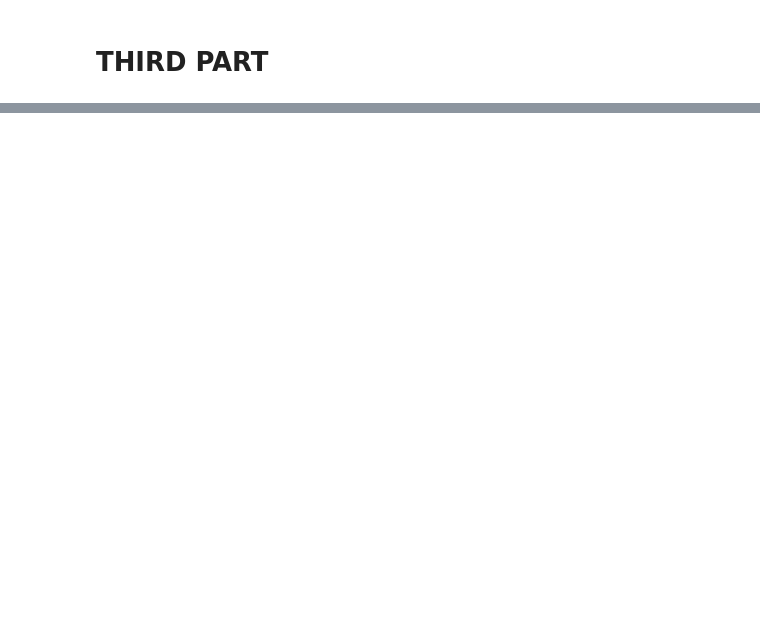
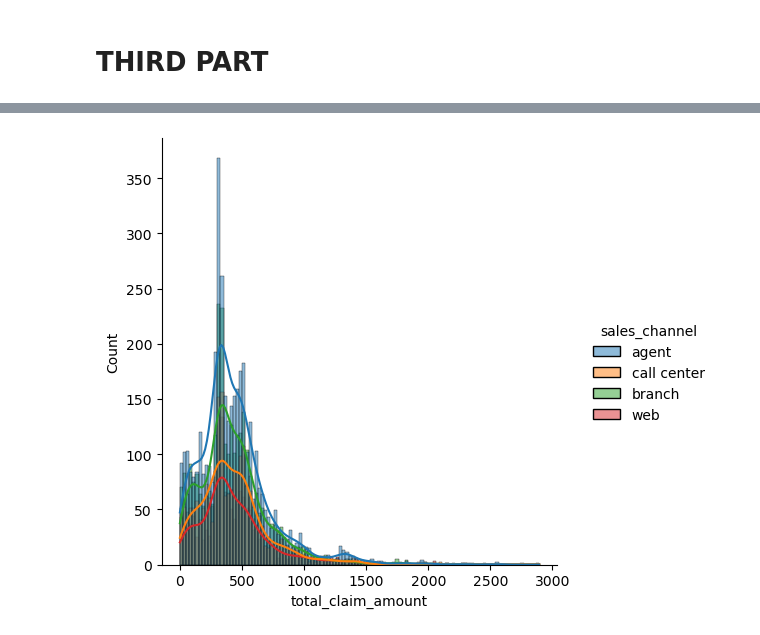
Before and after one commit to poppynevinadley/IronhackLabs, a Jupyter notebook: Jupyter Labs/WEEK ONE/Case Study Lab - Insurance Company.ipynb, the cells around one changed output, grey strips where cells are left out. Drawn from its saved outputs; the diff is of its cells as text; code cells hidden in the pictures; blank space fills up the shorter version.

```diff
--- a/Jupyter Labs/WEEK ONE/Case Study Lab - Insurance Company.ipynb
+++ b/Jupyter Labs/WEEK ONE/Case Study Lab - Insurance Company.ipynb
@@ -690,0 +867,4 @@ ca_df['state'] = ca_df['state'].replace('California', "West Region")
+# %%
+fg7 = sns.displot(x='total_claim_amount', hue = 'sales_channel', data=file3, kde=True)
+# %% [output]
+[figure, added]
```
Also changed, not shown: parts of 88 cells of this notebook.
